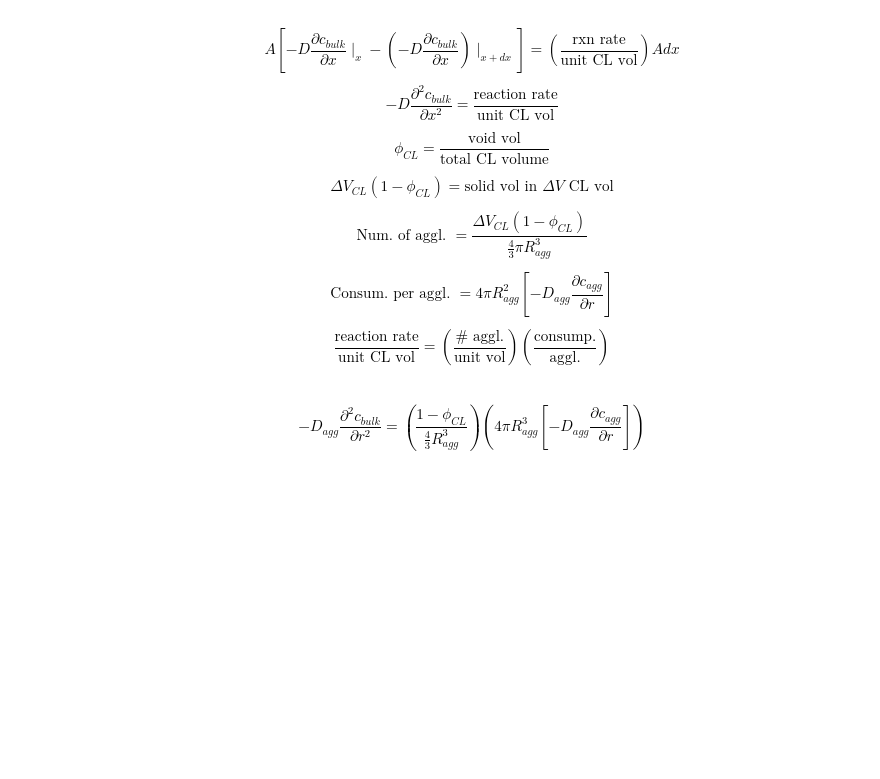
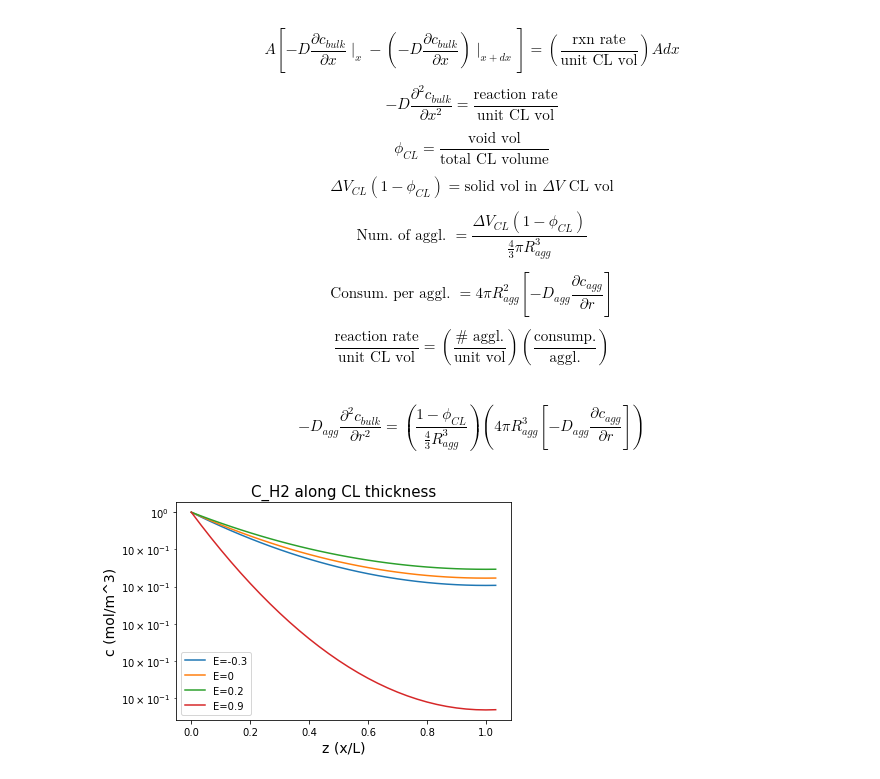
Before and after one commit to tinypersimmon/lbnl, a Jupyter notebook: degrad.ipynb, the cells around one changed output. Saved outputs shown, nothing was run; the diff lists cells and outputs as text; code cells hidden in the pictures; blank space fills up the shorter version.

```diff
--- a/degrad.ipynb
+++ b/degrad.ipynb
@@ -188,19 +200,23 @@ $$ -D_{agg} \frac{\partial^2 c_{bulk}}{\partial r^2} = \left( \frac{1-\phi_{CL}}
 # %%
 # D_CL: https://escholarship.org/content/qt7kr960nf/qt7kr960nf.pdf
 # De: https://sci-hub.se/10.1016/j.ijhydene.2018.07.035
 # D_H2mix = 4.9e-5 for r_pore ~ 200nm
 
-plt.figure(figsize=(7,7))
-#plt.plot(x/L, combined_bulk(x)/c_feed)
-c_cl_combined = []
+j=0
+E=[-0.3,0,0.2,0.9]
+for i in range(len(E)):
+    arr_c_bulk=[]
+    for p in range(len(x)):
+        [theta, phi, omega, rt_p, k1, conc_bulk, c_film_0] = constants(E,i,x[p])
+        arr_c_bulk = np.append(arr_c_bulk, conc_bulk)
+    plt.plot(x/L, arr_c_bulk/c_feed, label='E='+str(E[i]))
 
-for i in range(len(E1)):
-    [theta, phi, omega, rt_p, k1, conc_bulk, c_film_0] = constants(i,x_cl)
-    plt.plot(x/L, combined_bulk(x,k1,rt_p)/c_feed, color=colors[i], label=('E='+str(E1[i])))
-
-plt.title('Concentration of H2 in anode along CL thickness')
-plt.ylabel('c / c_feed')
-plt.xlabel('z (x/L)')
+plt.title('C_H2 along CL thickness', fontsize='15')
+plt.ylabel('c (mol/m^3)', fontsize='14')
+plt.yscale('log')
+plt.xlabel('z (x/L)', fontsize='14')
+#plt.grid(True,which="both", linestyle='--')
 plt.legend()
-#plt.grid(True,which="both", linestyle='--')
 plt.show()
+# %% [output]
+[figure, added]
```
Also changed, not shown: parts of 7 cells of this notebook.
